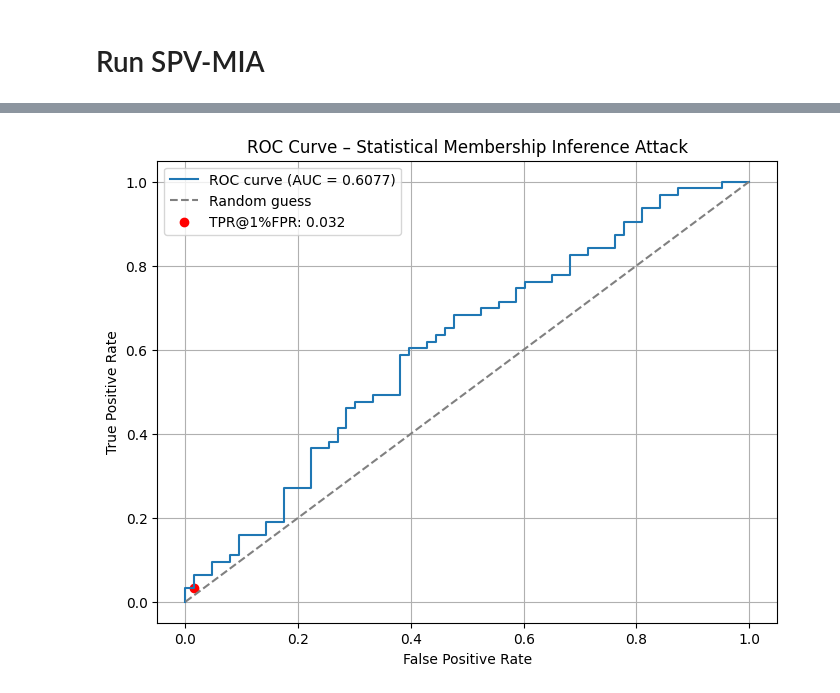
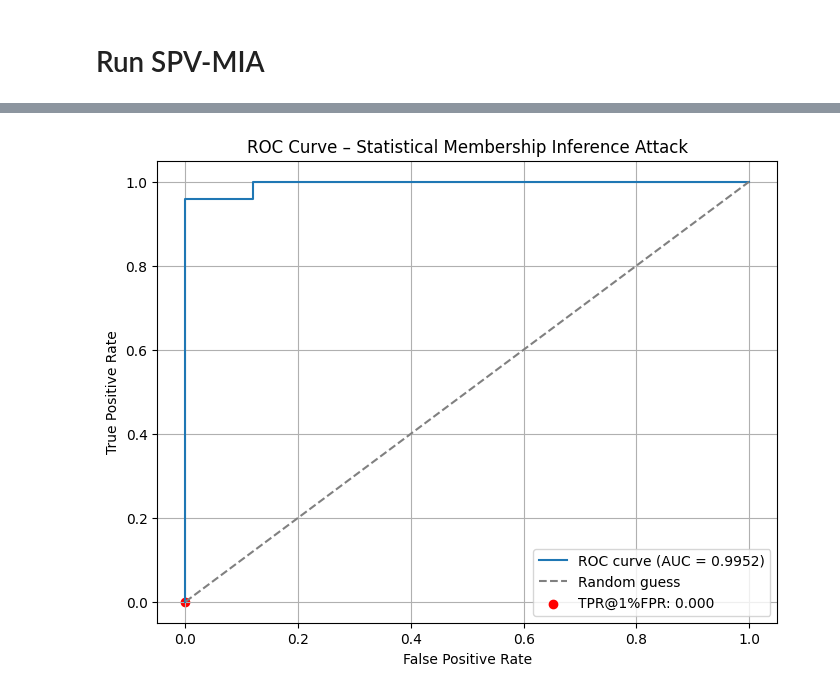
Before and after one commit to liranc6/ANeurIPS2024_SPV-MIA_not_official, a Jupyter notebook: Falcon.ipynb, the cells around one changed output, grey strips where cells are left out. Drawn from its saved outputs; the diff is of its cells as text; code cells hidden in the pictures.

Commit message:
edit yaml file and upload the complete test on falcon model

```diff
--- a/Falcon.ipynb
+++ b/Falcon.ipynb
@@ -139,29 +169,29 @@ Figure(640x480)
 # %%
 import numpy as np
 import matplotlib.pyplot as plt
 
 # Load ROC curve data
-data = np.load("./cache/wikitext/wikitext-2-raw-v1/attack_data_gpt2@wikitext/roc_stat.npz")
+data = np.load("/content/ANeurIPS2024_SPV-MIA/cache/wikitext/wikitext-2-raw-v1/attack_data_tiiuae/falcon-rw-1b@wikitext/roc_stat.npz")
 fpr = data["fpr"]
 tpr = data["tpr"]
 
 # Plot ROC curve
 plt.figure(figsize=(8, 6))
 plt.plot(fpr, tpr, label=f'ROC curve (AUC = {np.round(np.trapz(tpr, fpr), 4)})')
 plt.plot([0, 1], [0, 1], linestyle='--', color='gray', label="Random guess")
 plt.xlabel("False Positive Rate")
 plt.ylabel("True Positive Rate")
 plt.title("ROC Curve – Statistical Membership Inference Attack")
 plt.legend()
 plt.grid(True)
 
 # Mark TPR@1%FPR
 fpr_1_index = np.argmin(np.abs(fpr - 0.01))
 plt.scatter(fpr[fpr_1_index], tpr[fpr_1_index], color='red', label=f'TPR@1%FPR: {tpr[fpr_1_index]:.3f}')
 plt.legend()
 
 # Save the figure
 plt.savefig("roc_stat.png", dpi=300)
 plt.show()
 # %% [output]
-[figure, old version]
+[figure, new version]
```
Also changed, not shown: parts of 8 cells of this notebook, 1 other file.
